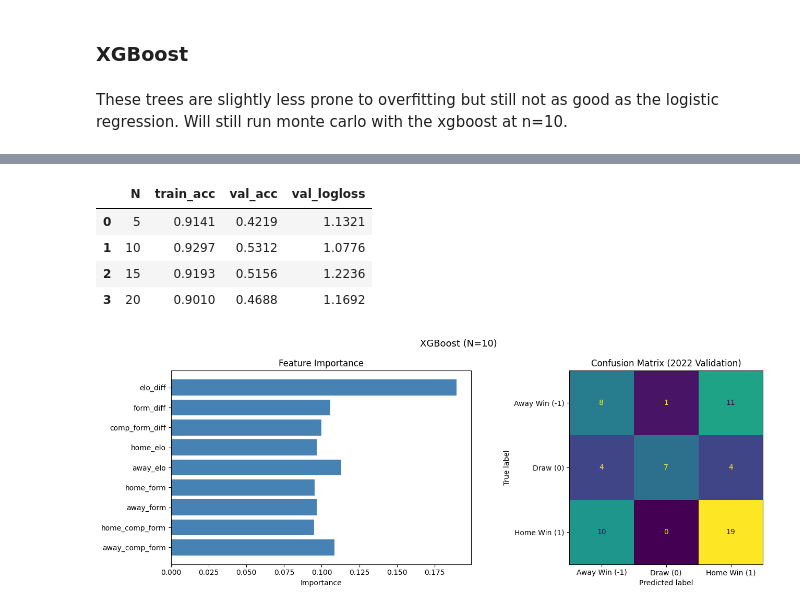
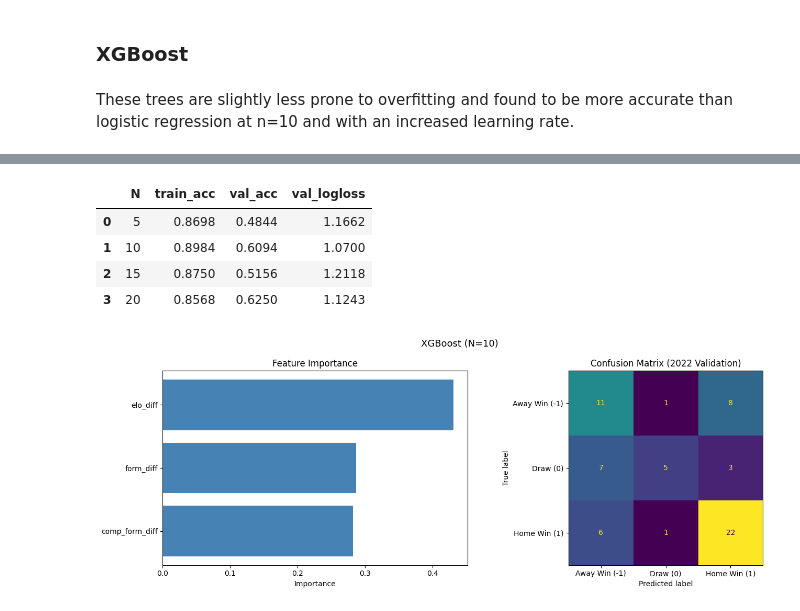
Before and after one commit to StefanIlic1/world-cup-predictions, a Jupyter notebook: src/03_training_and_validation.ipynb, the cells around one changed output, grey strips where cells are left out. Saved outputs shown, nothing was run; the diff lists cells and outputs as text; code cells hidden in the pictures.

```diff
--- a/src/03_training_and_validation.ipynb
+++ b/src/03_training_and_validation.ipynb
@@ -15,13 +17,13 @@ N_VALUES = [5, 10, 15, 20]
 FEATURES = [
     'elo_diff',
     'form_diff',
-    'comp_form_diff',
-    'home_elo',
-    'away_elo',
-    'home_form',
-    'away_form',
-    'home_comp_form',
-    'away_comp_form',
+    'comp_form_diff'
+    # 'home_elo',
+    # 'away_elo',
+    # 'home_form',
+    # 'away_form',
+    # 'home_comp_form',
+    # 'away_comp_form',
 ]
 
 def load_and_engineer(path):
@@ -137,7 +139,7 @@ for n in N_VALUES:
     X_train, y_train = train[FEATURES].values, train['result'].values
     X_val,   y_val   = val[FEATURES].values,   val['result'].values
 
-    model = GradientBoostingClassifier(n_estimators=100, max_depth=3, random_state=42, learning_rate=0.1)
+    model = GradientBoostingClassifier(n_estimators=100, max_depth=3, random_state=42, learning_rate=0.15)
     model.fit(X_train, y_train) # type: ignore
 
     train_acc   = accuracy_score(y_train, model.predict(X_train)) # type: ignore
@@ -199,7 +201,7 @@ plt.show()
 # %% [markdown]
 ### XGBoost
 # %% [markdown]
-These trees are slightly less prone to overfitting but still not as good as the logistic regression. Will still run monte carlo with the xgboost at n=10.
+These trees are slightly less prone to overfitting and found to be more accurate than logistic regression at n=10 and with an increased learning rate.
 # %%
 from xgboost import XGBClassifier
 from sklearn.preprocessing import LabelEncoder
@@ -219,7 +221,7 @@ for n in N_VALUES:
     model = XGBClassifier(
         n_estimators=100,
         max_depth=3,
-        learning_rate=0.1,
+        learning_rate=0.15,
         subsample=0.8,
         reg_lambda=2.0,
         random_state=42,
@@ -251,8 +253,8 @@ N=20 | train acc: 0.901 | val acc: 0.469 | val log-loss: 1.169
 |  | N | train_acc | val_acc | val_logloss |
-| 0 | 5 | 0.9141 | 0.4219 | 1.1321 |
-| 1 | 10 | 0.9297 | 0.5312 | 1.0776 |
-| 2 | 15 | 0.9193 | 0.5156 | 1.2236 |
-| 3 | 20 | 0.9010 | 0.4688 | 1.1692 |
+| 0 | 5 | 0.8698 | 0.4844 | 1.1662 |
+| 1 | 10 | 0.8984 | 0.6094 | 1.0700 |
+| 2 | 15 | 0.8750 | 0.5156 | 1.2118 |
+| 3 | 20 | 0.8568 | 0.6250 | 1.1243 |
 # %%
 train = load_and_engineer(MODEL_DATA_DIR / 'training_data_10.csv')
 val   = load_and_engineer(MODEL_DATA_DIR / 'validation_data_10.csv')
@@ -287,4 +289,4 @@ axes[1].set_title('Confusion Matrix (2022 Validation)')
 plt.tight_layout()
 plt.show()
 # %% [output]
-[figure, old version]
+[figure, new version]
```
Also changed, not shown: parts of 7 cells of this notebook.
